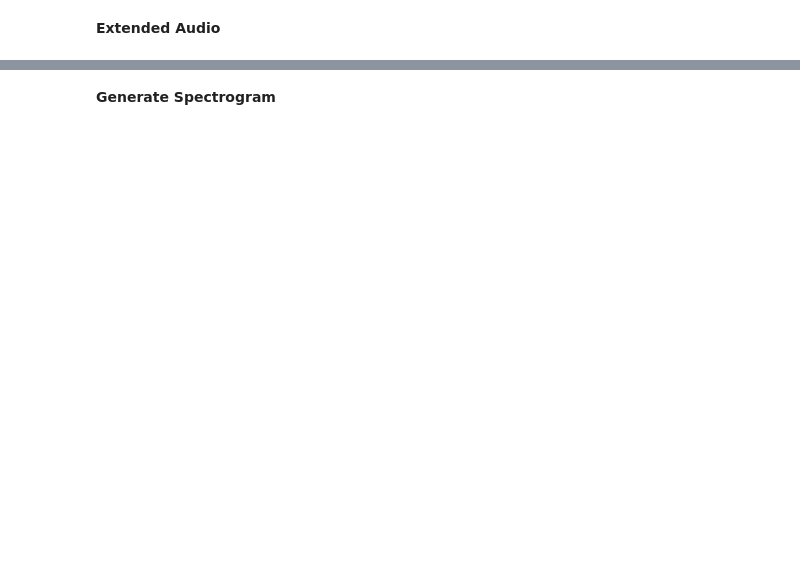
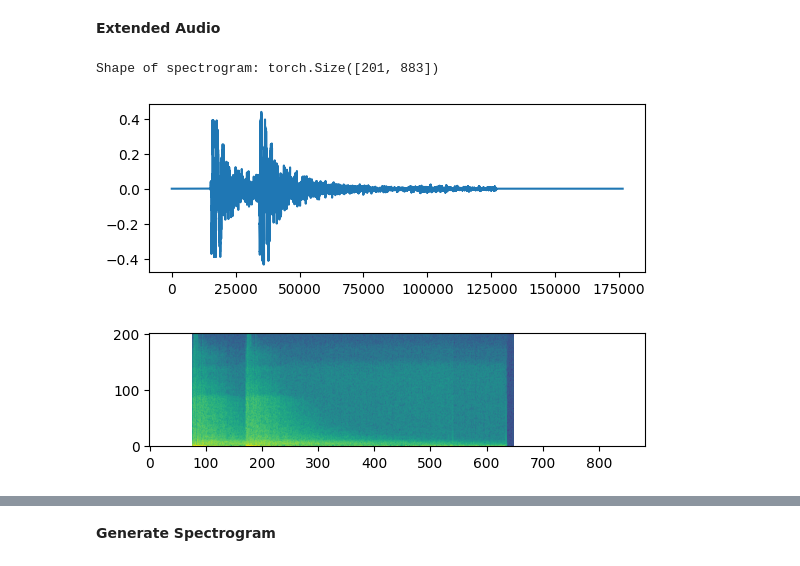
Before and after one commit to JQwebsite/AudioClassification-UrbanSounds8K-, a Jupyter notebook: Audio Classification.ipynb, the cells around one changed output, grey strips where cells are left out. Saved outputs shown, nothing was run; the diff lists cells and outputs as text; code cells hidden in the pictures; blank space fills up the shorter version.

```diff
--- a/Audio Classification.ipynb
+++ b/Audio Classification.ipynb
@@ -125,8 +128,11 @@ def test_resample():
 # %% [markdown]
 **Extended Audio**
 # %%
-# waveform, sr = pad_trunc(rechannel(torchaudio.load(filename),1), 4000)
-# fig, axs = plt.subplots(2)
-# axs[0].plot(waveform.t().numpy())
-# show_spectrogram(waveform)
+waveform, sr = pad_trunc(rechannel(torchaudio.load(filename),1), 4000)
+fig, axs = plt.subplots(2)
+axs[0].plot(waveform.t().numpy())
+show_spectrogram(waveform)
+# %% [output]
+Shape of spectrogram: torch.Size([201, 883])
+[figure, added]
 # %%
```
Also changed, not shown: parts of 20 cells of this notebook.
